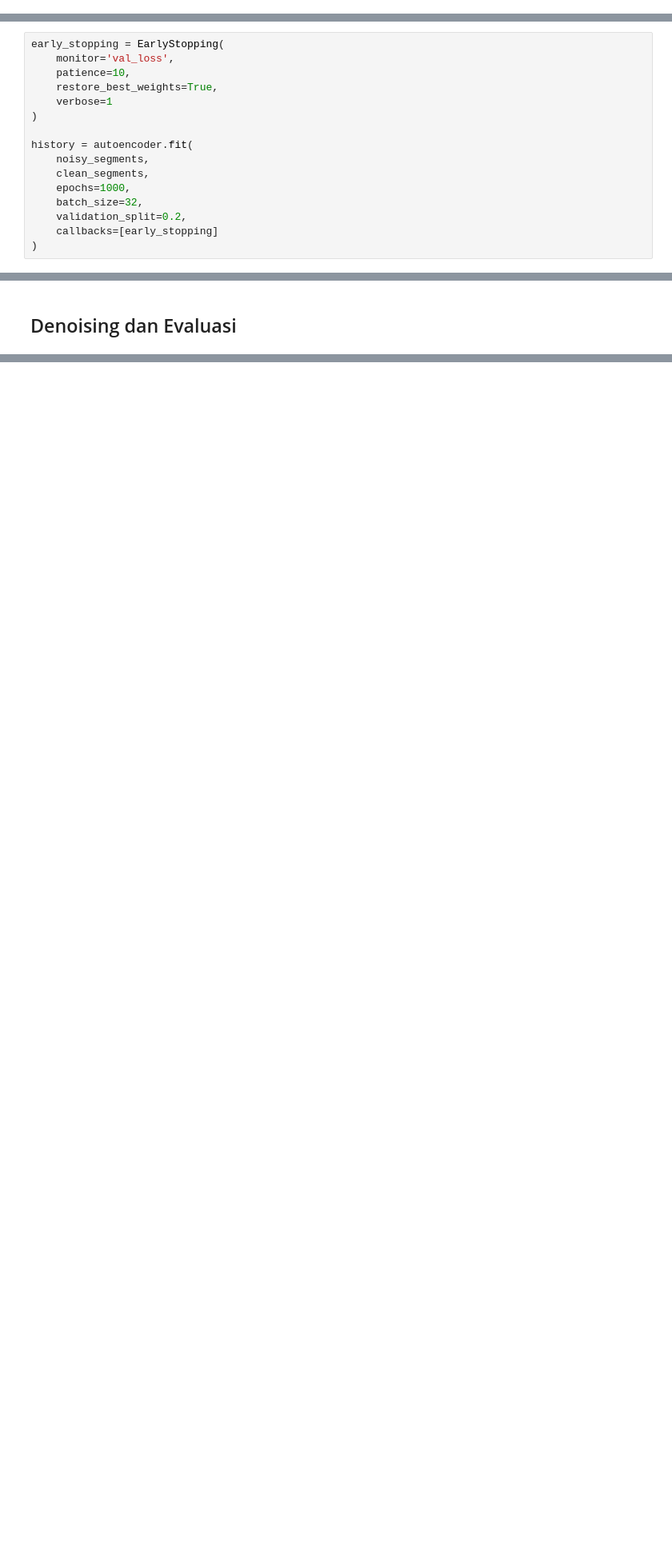
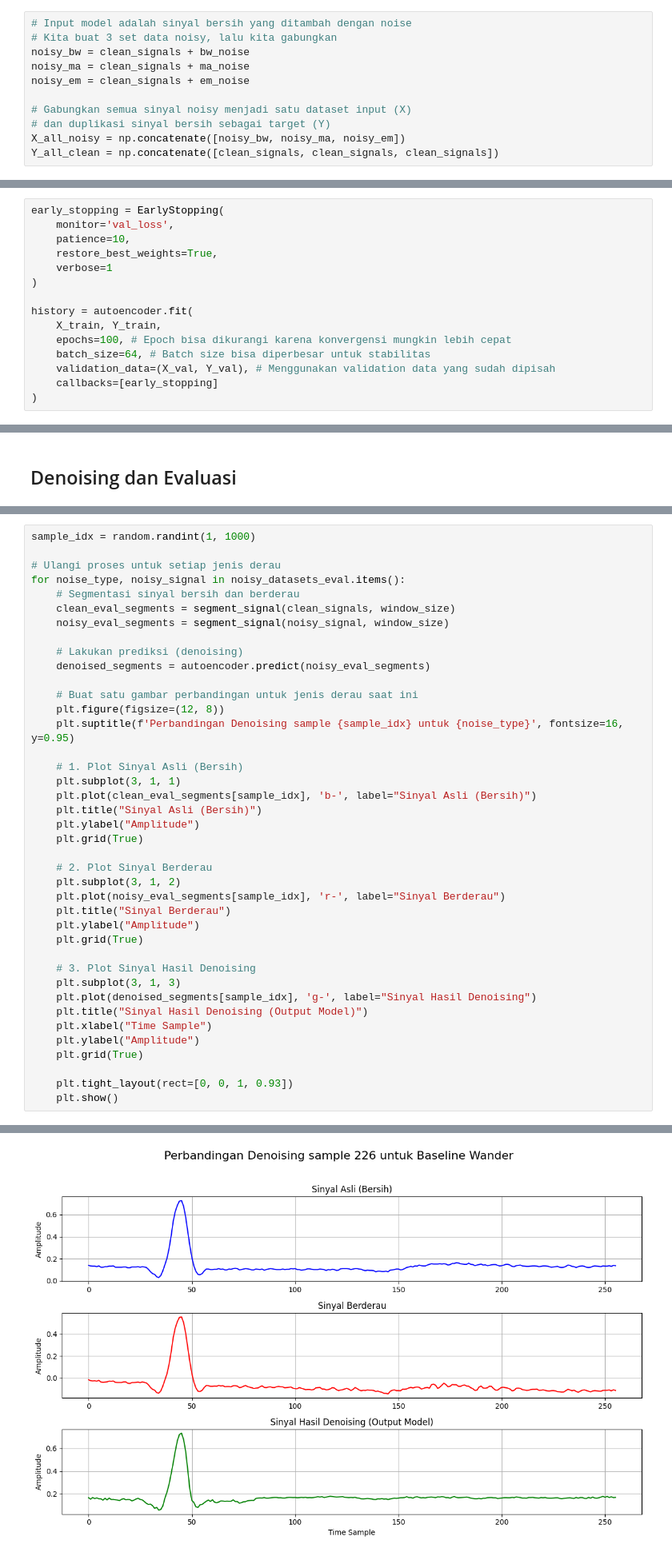
Before and after one commit to sahrulromadi/ekg-arrythmia-frequencies-noise-removal, a Jupyter notebook: experiments/autoencoder_mlii_noise1.ipynb, the cells around one changed output, grey strips where cells are left out. Shown: that part at 80% size. Saved outputs shown, nothing was run; the diff lists cells and outputs as text; blank space fills up the shorter version.

Commit message:
feat: change model configuration

```diff
--- a/experiments/autoencoder_mlii_noise1.ipynb
+++ b/experiments/autoencoder_mlii_noise1.ipynb
@@ -58,0 +57,11 @@ Shape of noisy segments: (2539, 256, 1)
+# %%
+# Input model adalah sinyal bersih yang ditambah dengan noise
+# Kita buat 3 set data noisy, lalu kita gabungkan
+noisy_bw = clean_signals + bw_noise
+noisy_ma = clean_signals + ma_noise
+noisy_em = clean_signals + em_noise
+
+# Gabungkan semua sinyal noisy menjadi satu dataset input (X)
+# dan duplikasi sinyal bersih sebagai target (Y)
+X_all_noisy = np.concatenate([noisy_bw, noisy_ma, noisy_em])
+Y_all_clean = np.concatenate([clean_signals, clean_signals, clean_signals])
@@ -126,11 +168,10 @@ early_stopping = EarlyStopping(
 )
 
 history = autoencoder.fit(
-    noisy_segments,
-    clean_segments,
-    epochs=1000,
-    batch_size=32,
-    validation_split=0.2,
+    X_train, Y_train,
+    epochs=100, # Epoch bisa dikurangi karena konvergensi mungkin lebih cepat
+    batch_size=64, # Batch size bisa diperbesar untuk stabilitas
+    validation_data=(X_val, Y_val), # Menggunakan validation data yang sudah dipisah
     callbacks=[early_stopping]
 )
 # %% [output]
@@ -196,0 +247,41 @@ Rata-rata PRD : 52.81%
+# %%
+sample_idx = random.randint(1, 1000)
+
+# Ulangi proses untuk setiap jenis derau
+for noise_type, noisy_signal in noisy_datasets_eval.items():
+    # Segmentasi sinyal bersih dan berderau
+    clean_eval_segments = segment_signal(clean_signals, window_size)
+    noisy_eval_segments = segment_signal(noisy_signal, window_size)
+
+    # Lakukan prediksi (denoising)
+    denoised_segments = autoencoder.predict(noisy_eval_segments)
+
+    # Buat satu gambar perbandingan untuk jenis derau saat ini
+    plt.figure(figsize=(12, 8))
+    plt.suptitle(f'Perbandingan Denoising sample {sample_idx} untuk {noise_type}', fontsize=16, y=0.95)
+
+    # 1. Plot Sinyal Asli (Bersih)
+    plt.subplot(3, 1, 1)
+    plt.plot(clean_eval_segments[sample_idx], 'b-', label="Sinyal Asli (Bersih)")
+    plt.title("Sinyal Asli (Bersih)")
+    plt.ylabel("Amplitude")
+    plt.grid(True)
+
+    # 2. Plot Sinyal Berderau
+    plt.subplot(3, 1, 2)
+    plt.plot(noisy_eval_segments[sample_idx], 'r-', label="Sinyal Berderau")
+    plt.title("Sinyal Berderau")
+    plt.ylabel("Amplitude")
+    plt.grid(True)
+
+    # 3. Plot Sinyal Hasil Denoising
+    plt.subplot(3, 1, 3)
+    plt.plot(denoised_segments[sample_idx], 'g-', label="Sinyal Hasil Denoising")
+    plt.title("Sinyal Hasil Denoising (Output Model)")
+    plt.xlabel("Time Sample")
+    plt.ylabel("Amplitude")
+    plt.grid(True)
+
+    plt.tight_layout(rect=[0, 0, 1, 0.93])
+    plt.show()
+# %% [output]
@@ -196,0 +289 @@ Rata-rata PRD : 52.81%
+[figure, added]
```
Also changed, not shown: parts of 11 cells of this notebook, 9 other files.
